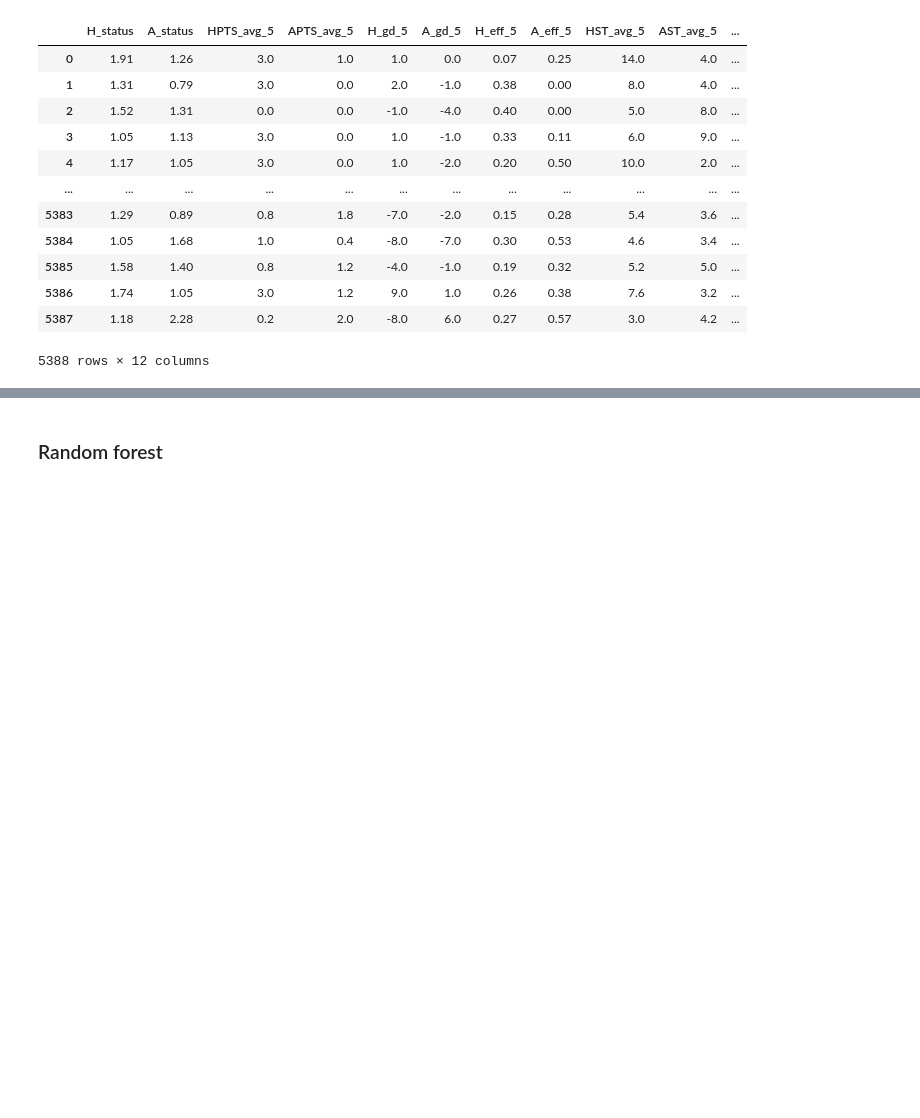
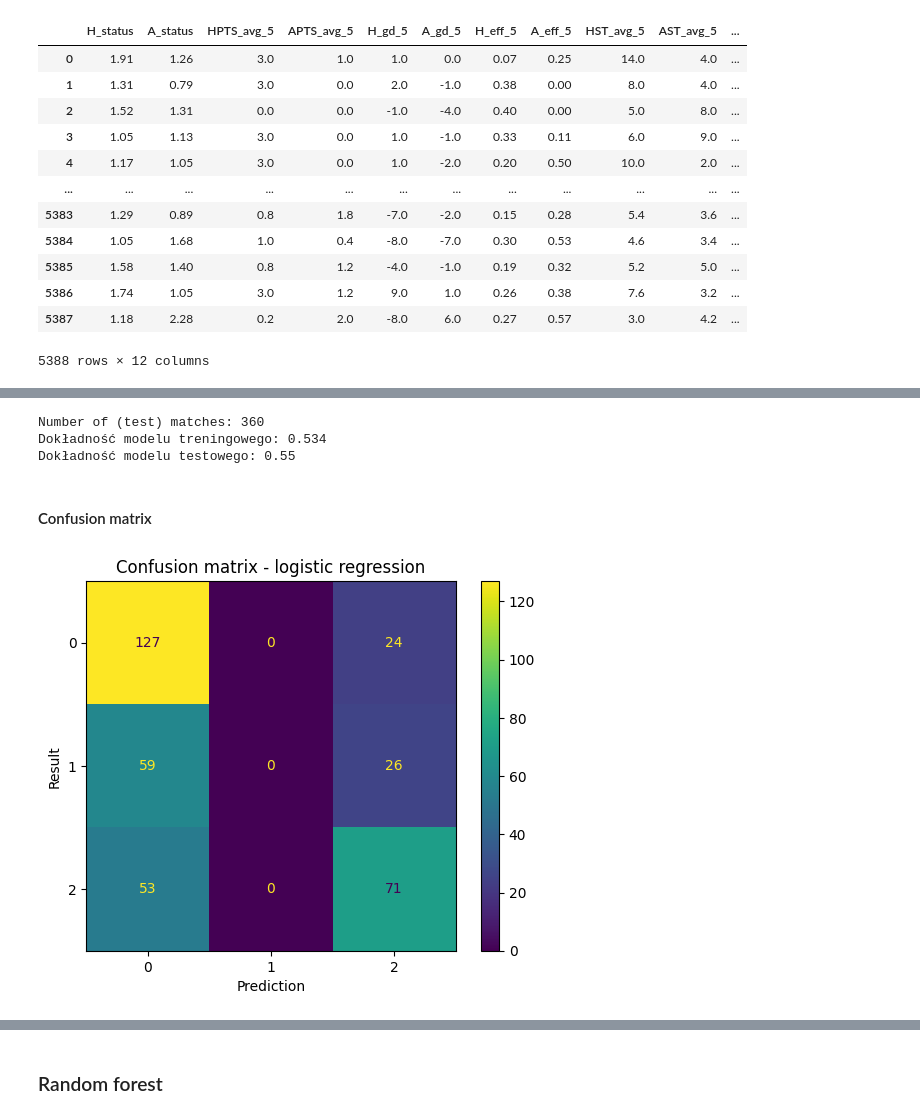
Before and after one commit to LKochan123/Football-fun, a Jupyter notebook: notebooks/prediction.ipynb, the cells around one changed output, grey strips where cells are left out. Drawn from its saved outputs; the diff is of its cells as text; code cells hidden in the pictures; blank space fills up the shorter version.

Commit message:
logistic regression predictions

```diff
--- a/notebooks/prediction.ipynb
+++ b/notebooks/prediction.ipynb
@@ -78,35 +92,28 @@ def my_train_test_split(df: pd.DataFrame, date: str, features: list[str]):
 # %%
-from sklearn.model_selection import train_test_split
 from sklearn.linear_model import LogisticRegression
 from sklearn.metrics import accuracy_score
-from sklearn.metrics import confusion_matrix, ConfusionMatrixDisplay
 
-# X_train, X_test, y_train, y_test = my_train_test_split(seasons, date, cols)
-# X_train, X_test, y_train, y_test = train_test_split(X, y, test_size=0.3, random_state=42)
+season_start_year = 21
+X_train, X_test, y_train, y_test = t.my_train_test_split(seasons, season_start_year, features)
 
-# C=0.046415888336127774,
-# max_iter=200,
-# penalty='l1',
-# solver='saga'
+lr_clf = LogisticRegression(
+    multi_class='ovr',
+    C=0.07,
+    penalty='elasticnet',
+    max_iter=400,
+    l1_ratio=0.77777,
+    solver='saga'
+)
 
-# {'C': 0.046415888336127774, 'l1_ratio': 0.7777777777777777, 'max_iter': 100, 'penalty': 'elasticnet', 'solver': 'saga'}
+lr_clf.fit(X_train, y_train)
+y_pred_lr = lr_clf.predict(X_test)
 
-# lr_clf = LogisticRegression(
-#     multi_class='ovr',
-#     C=0.07,
-#     penalty='elasticnet',
-#     max_iter=200,
-#     l1_ratio=0.77777,
-#     solver='saga'
-# )
+accuracy = np.round(accuracy_score(y_test, y_pred_lr), 3)
 
-# lr_clf.fit(X_train, y_train)
-
-# y_pred_lr = lr_clf.predict(X_test)
-
-
-# accuracy = np.round(accuracy_score(y_test, y_pred_lr), 5)
-
-# print(f"Dokładność modelu treningowego: {lr_clf.score(X_train, y_train):.3f}") # 0.535, 0.533 ||| 0.539, 0.541 # 0.539, 0.541
-# print(f'Dokładność modelu testowego: {lr_clf.score(X_test, y_test):.5f}') # 0.529, 0.535 ||| 0.519, 0.524 # 0.520, 0.522
-# print(accuracy)
+print(f"Number of (test) matches: {y_test.shape[0]}")
+print(f"Dokładność modelu treningowego: {lr_clf.score(X_train, y_train):.3f}")
+print(f'Dokładność modelu testowego: {accuracy}')
+# %% [output]
+Number of (test) matches: 360
+Dokładność modelu treningowego: 0.534
+Dokładność modelu testowego: 0.55
@@ -205,0 +120,6 @@ from matplotlib import pyplot as plt
+# %% [markdown]
+#### Confusion matrix
+# %%
+t.plot_confustion_matrix(y_test, y_pred_lr, lr_clf, 'logistic regression')
+# %% [output]
+[figure, added]
```
Also changed, not shown: parts of 43 cells of this notebook, 3 other files.
